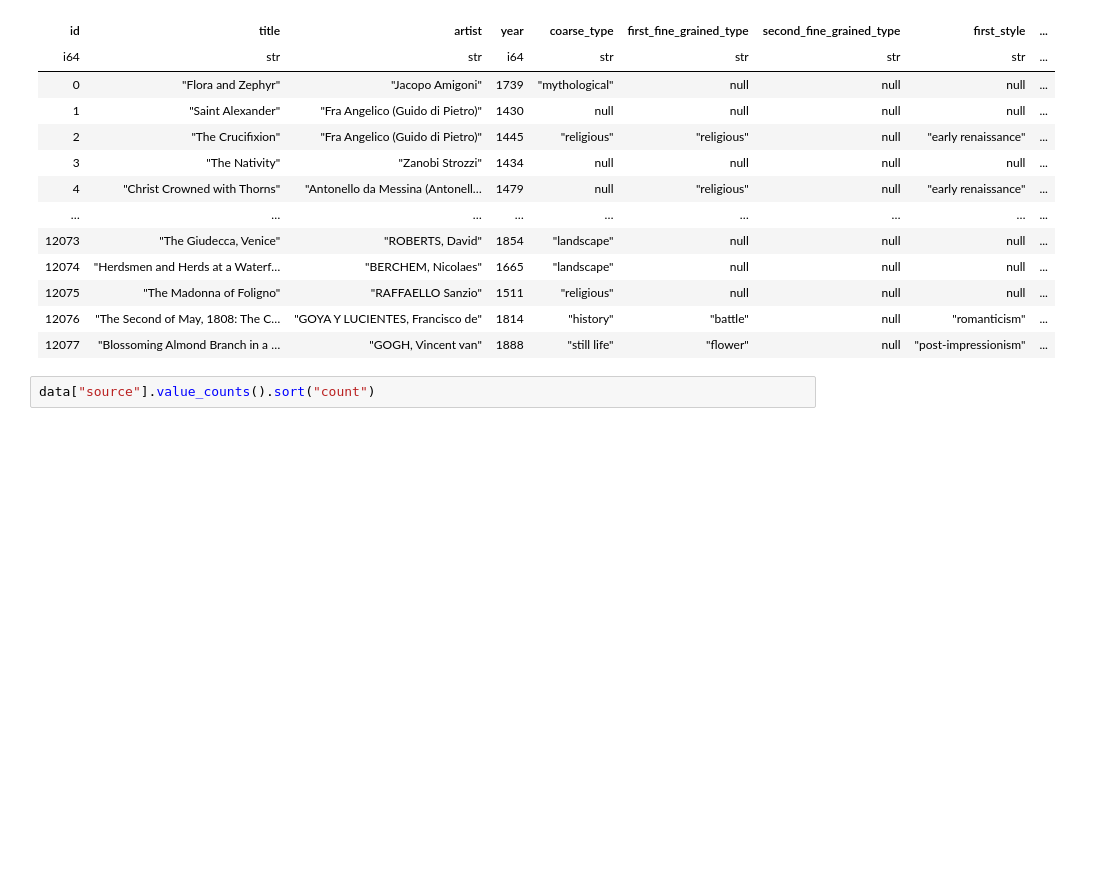
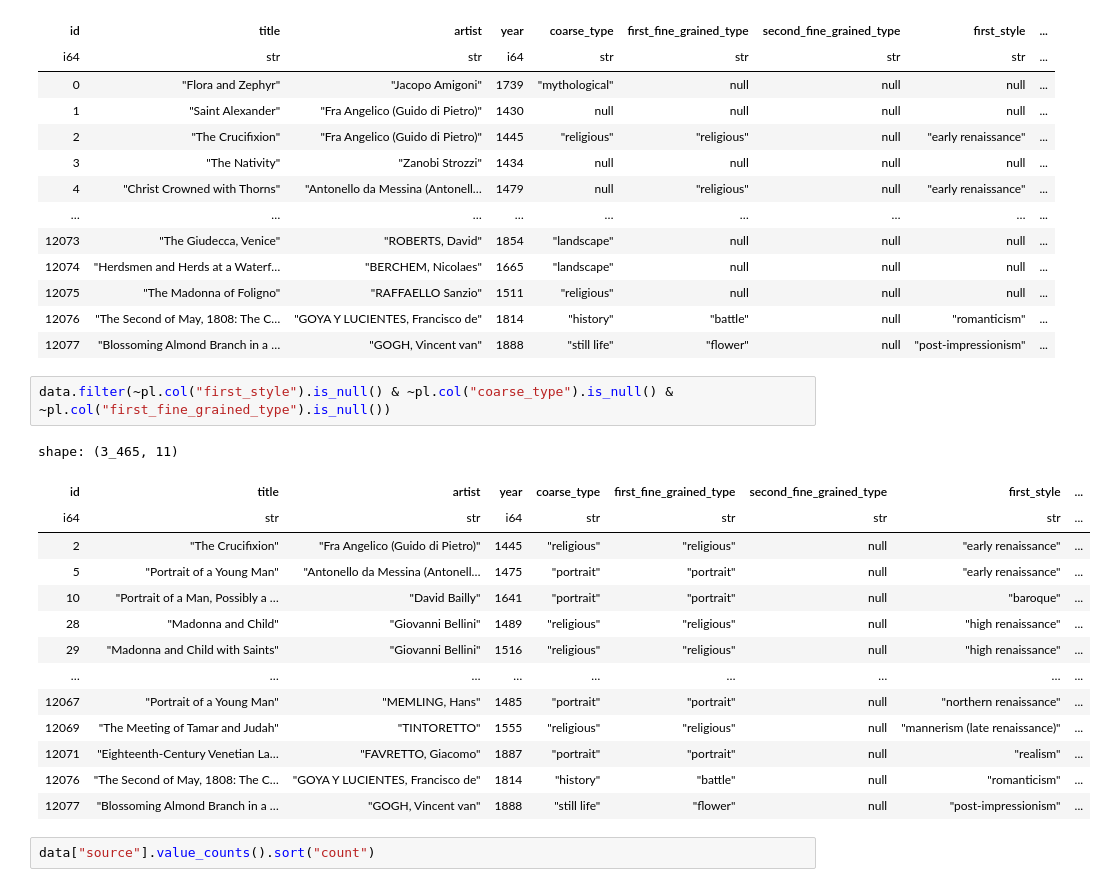
Before and after one commit to Bindila-Bogdan/Enhancing-Visual-Grounding-in-Paintings-with-Descriptions, a Jupyter notebook: notebooks/analyze_data/analyze_filtered_dataset.ipynb, the cells around one changed output. Cells and saved outputs as stored; diff of their text form; blank space fills up the shorter version.

```diff
--- a/notebooks/analyze_data/analyze_filtered_dataset.ipynb
+++ b/notebooks/analyze_data/analyze_filtered_dataset.ipynb
@@ -31,6 +31,23 @@ shape: (12_078, 11)
 | 12075 | "The Madonna of Foligno" | "RAFFAELLO Sanzio" | 1511 | "religious" | null | null | null | ... |
 | 12076 | "The Second of May, 1808: The C… | "GOYA Y LUCIENTES, Francisco de" | 1814 | "history" | "battle" | null | "romanticism" | ... |
 | 12077 | "Blossoming Almond Branch in a … | "GOGH, Vincent van" | 1888 | "still life" | "flower" | null | "post-impressionism" | ... |
+# %%
+data.filter(~pl.col("first_style").is_null() & ~pl.col("coarse_type").is_null() &  ~pl.col("first_fine_grained_type").is_null())
+# %% [output]
+shape: (3_465, 11)
+| id | title | artist | year | coarse_type | first_fine_grained_type | second_fine_grained_type | first_style | ... |
+| i64 | str | str | i64 | str | str | str | str | ... |
+| 2 | "The Crucifixion" | "Fra Angelico (Guido di Pietro)" | 1445 | "religious" | "religious" | null | "early renaissance" | ... |
+| 5 | "Portrait of a Young Man" | "Antonello da Messina (Antonell… | 1475 | "portrait" | "portrait" | null | "early renaissance" | ... |
+| 10 | "Portrait of a Man, Possibly a … | "David Bailly" | 1641 | "portrait" | "portrait" | null | "baroque" | ... |
+| 28 | "Madonna and Child" | "Giovanni Bellini" | 1489 | "religious" | "religious" | null | "high renaissance" | ... |
+| 29 | "Madonna and Child with Saints" | "Giovanni Bellini" | 1516 | "religious" | "religious" | null | "high renaissance" | ... |
+| … | … | … | … | … | … | … | … | ... |
+| 12067 | "Portrait of a Young Man" | "MEMLING, Hans" | 1485 | "portrait" | "portrait" | null | "northern renaissance" | ... |
+| 12069 | "The Meeting of Tamar and Judah" | "TINTORETTO" | 1555 | "religious" | "religious" | null | "mannerism (late renaissance)" | ... |
+| 12071 | "Eighteenth-Century Venetian La… | "FAVRETTO, Giacomo" | 1887 | "portrait" | "portrait" | null | "realism" | ... |
+| 12076 | "The Second of May, 1808: The C… | "GOYA Y LUCIENTES, Francisco de" | 1814 | "history" | "battle" | null | "romanticism" | ... |
+| 12077 | "Blossoming Almond Branch in a … | "GOGH, Vincent van" | 1888 | "still life" | "flower" | null | "post-impressionism" | ... |
 # %%
 data["source"].value_counts().sort("count")
 # %% [output]
```
Also changed, not shown: parts of 2 cells of this notebook, 5 other files.
